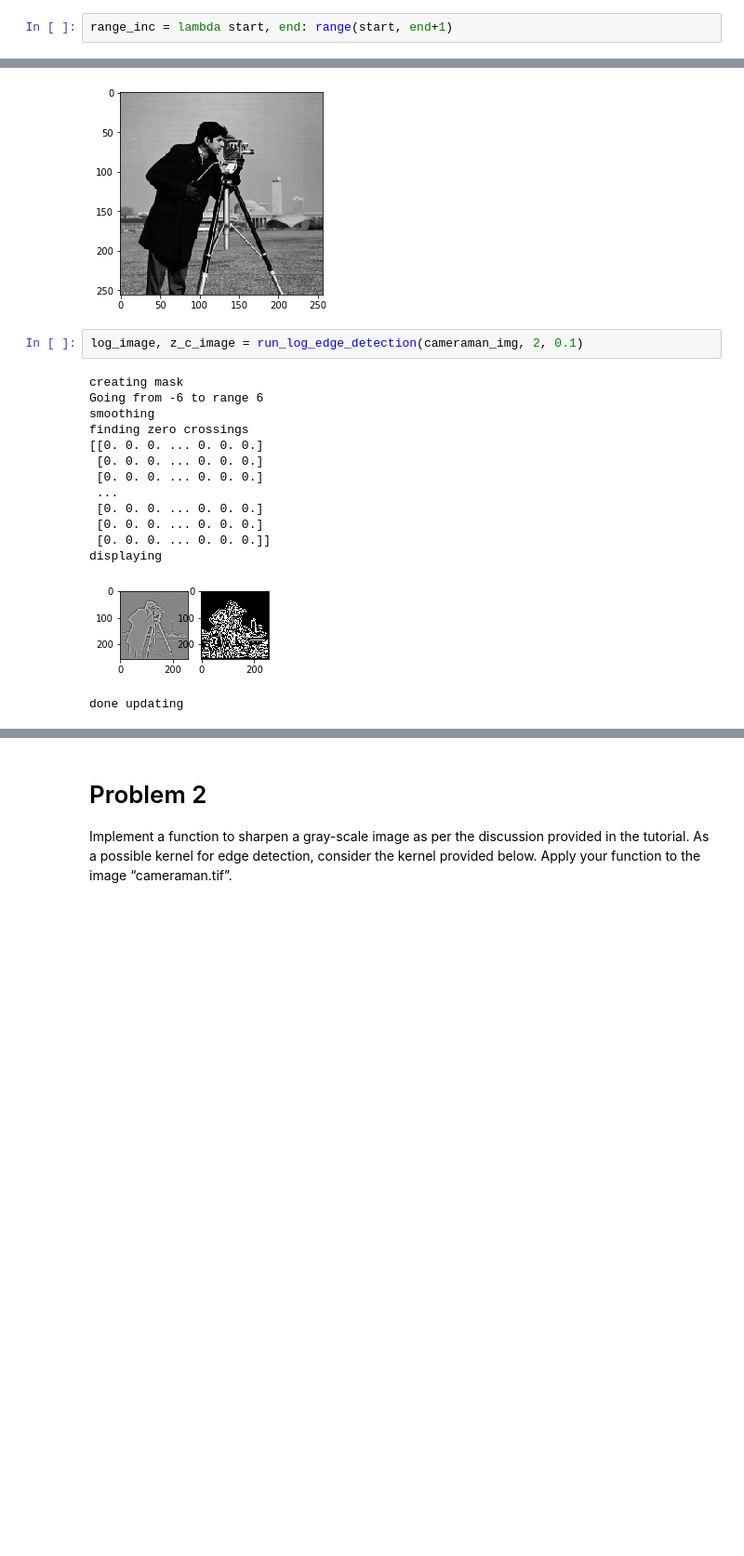
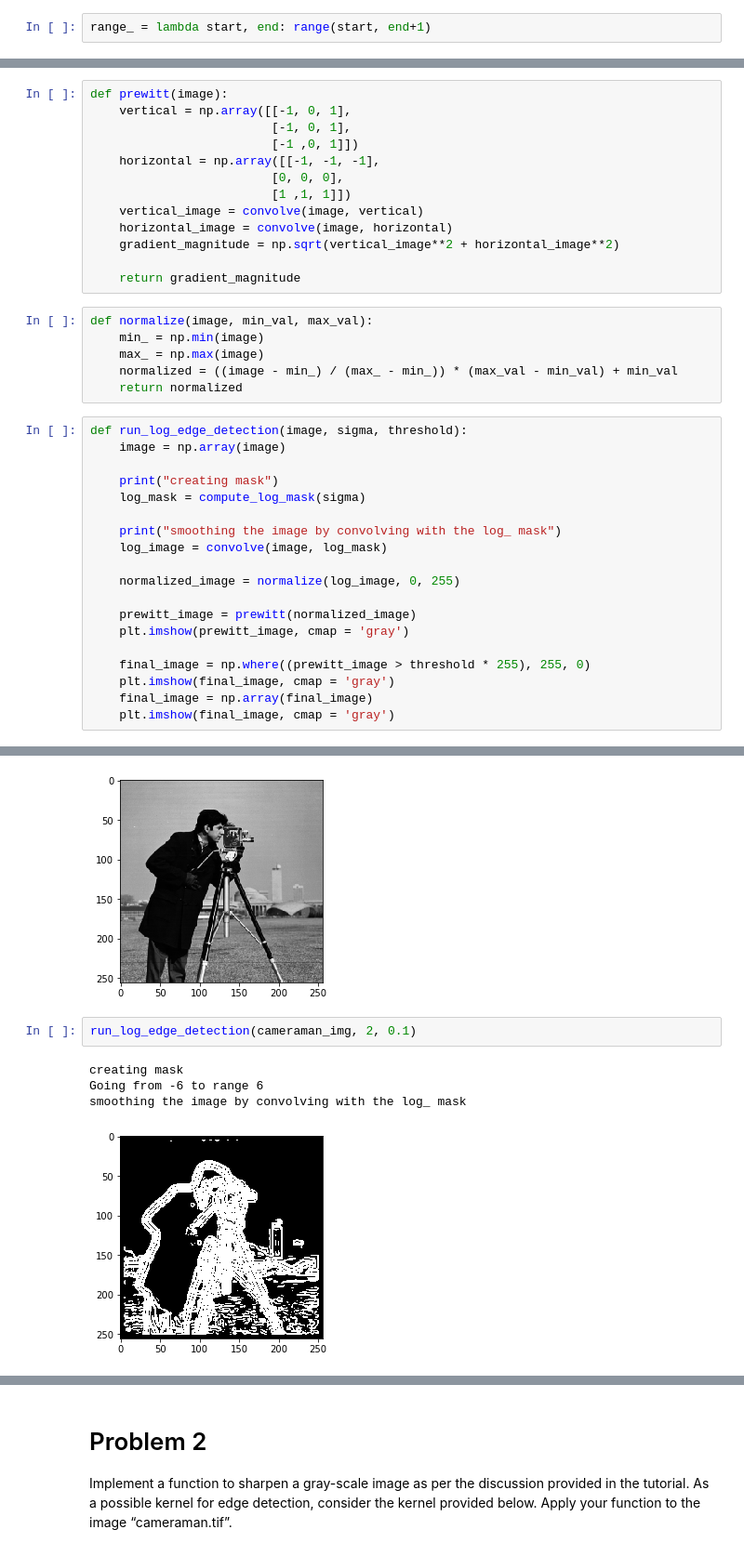
Before and after one commit to AmrMKayid/computer-vision, a Jupyter notebook: Assignment2/Assignment2.ipynb, the cells around one changed output, grey strips where cells are left out. Shown at 93% size. Drawn from its saved outputs; the diff is of its cells as text; blank space fills up the shorter version.

Commit message:
Question 1 !Done! 🤷‍♂️ 😂

```diff
--- a/Assignment2/Assignment2.ipynb
+++ b/Assignment2/Assignment2.ipynb
@@ -59,7 +59,7 @@ def lap_of_gaussian(x: float, y: float, sigma: float) -> float:
     n3 = math.exp(-common)
     return n1 * n2 * n3
 # %%
-range_inc = lambda start, end: range(start, end+1)
+range_ = lambda start, end: range(start, end+1)
 # %%
 def compute_log_mask(sigma: float) -> np.ndarray:
     mask_width = compute_kernel_size(sigma)
@@ -147,3 +92,41 @@ def run_log_edge_detection(image, sigma, threshold):
+# %%
+def prewitt(image):
+    vertical = np.array([[-1, 0, 1],
+                         [-1, 0, 1],
+                         [-1 ,0, 1]])
+    horizontal = np.array([[-1, -1, -1],
+                         [0, 0, 0],
+                         [1 ,1, 1]])
+    vertical_image = convolve(image, vertical)
+    horizontal_image = convolve(image, horizontal)
+    gradient_magnitude = np.sqrt(vertical_image**2 + horizontal_image**2)
+
+    return gradient_magnitude
+# %%
+def normalize(image, min_val, max_val):
+    min_ = np.min(image)
+    max_ = np.max(image)
+    normalized = ((image - min_) / (max_ - min_)) * (max_val - min_val) + min_val
+    return normalized
+# %%
+def run_log_edge_detection(image, sigma, threshold):
+    image = np.array(image)
+
+    print("creating mask")
+    log_mask = compute_log_mask(sigma)
+
+    print("smoothing the image by convolving with the log_ mask")
+    log_image = convolve(image, log_mask)
+
+    normalized_image = normalize(log_image, 0, 255)
+
+    prewitt_image = prewitt(normalized_image)
+    plt.imshow(prewitt_image, cmap = 'gray')
+
+    final_image = np.where((prewitt_image > threshold * 255), 255, 0)
+    plt.imshow(final_image, cmap = 'gray')
+    final_image = np.array(final_image)
+    plt.imshow(final_image, cmap = 'gray')
 # %%
 cameraman_img = Image.open("Cameraman.tif")
 plt.imshow(cameraman_img, cmap="gray")
@@ -151,19 +134,9 @@ plt.imshow(cameraman_img, cmap="gray")
 <matplotlib.image.AxesImage at 0x...>
 [figure]
 # %%
-log_image, z_c_image = run_log_edge_detection(cameraman_img, 2, 0.1)
+run_log_edge_detection(cameraman_img, 2, 0.1)
 # %% [output]
 creating mask
 Going from -6 to range 6
-smoothing
-finding zero crossings
-[[0. 0. 0. ... 0. 0. 0.]
- [0. 0. 0. ... 0. 0. 0.]
- [0. 0. 0. ... 0. 0. 0.]
- ...
- [0. 0. 0. ... 0. 0. 0.]
- [0. 0. 0. ... 0. 0. 0.]
- [0. 0. 0. ... 0. 0. 0.]]
-displaying
+smoothing the image by convolving with the log_ mask
-[figure, old version]
+[figure, new version]
-done updating
```
Also changed, not shown: parts of 13 cells of this notebook.
